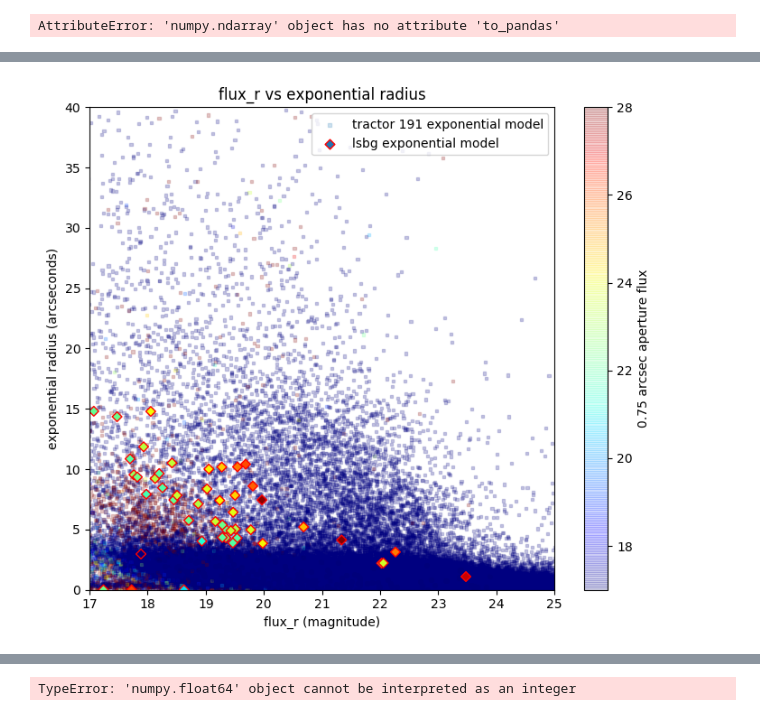
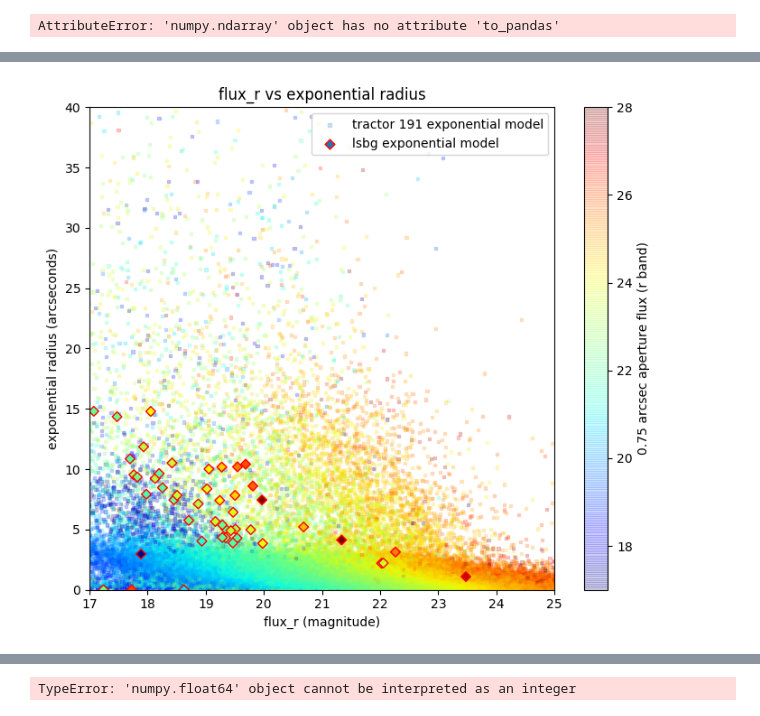
Before and after one commit to tlmakinen/ultra-diffuse-galaxy-JP, a Jupyter notebook: legacy-file-assembly.ipynb, the cells around one changed output, grey strips where cells are left out. Drawn from its saved outputs; the diff is of its cells as text; code cells hidden in the pictures.

Commit message:
got all apertures and pfsize_r data saved in csv

```diff
--- a/legacy-file-assembly.ipynb
+++ b/legacy-file-assembly.ipynb
@@ -160,2 +227,2 @@ ascii.write(t, 'tractor191.csv', format='csv', fast_writer=False)
 # %%
-big_table = Table.read('tractor191.csv')
+big_table = Table.read('tractor191color.csv')
@@ -163,13 +232,31 @@ big_table = Table.read('tractor191.csv')
 # Make cuts to clean up the big table data
 
 keep = (big_table['flux_r']>0.0) & (big_table['flux_r']<1e3)
+keep &= (big_table['flux_g']>0.0) & (big_table['flux_g']<1e3)
+keep &= (big_table['flux_z']>0.0) & (big_table['flux_z']<1e3)
+
 keep &= (big_table['apflux_r']>0.0) & (big_table['apflux_r']<1e3)
+keep &= (big_table['apflux_g']>0.0) & (big_table['apflux_g']<1e3)
+keep &= (big_table['apflux_z']>0.0) & (big_table['apflux_z']<1e3)
+
 keep &= big_table['shapeexp_r']>0
 
 keep &= ~np.isnan(big_table['flux_r'])
 keep &= ~np.isinf(big_table['flux_r'])
+keep &= ~np.isnan(big_table['flux_g'])
+keep &= ~np.isinf(big_table['flux_g'])
+keep &= ~np.isnan(big_table['flux_z'])
+keep &= ~np.isinf(big_table['flux_z'])
+
+
 keep &= ~np.isnan(big_table['apflux_r'])
 keep &= ~np.isinf(big_table['apflux_r'])
+keep &= ~np.isnan(big_table['apflux_g'])
+keep &= ~np.isinf(big_table['apflux_g'])
+keep &= ~np.isnan(big_table['apflux_z'])
+keep &= ~np.isinf(big_table['apflux_z'])
+
+
 keep &= ~np.isnan(big_table['shapeexp_r'])
 keep &= ~np.isinf(big_table['shapeexp_r'])
 
@@ -196,37 +309,39 @@ lsbg_apflux = 22.5 - 2.5*np.log10(lsbg_tab['apflux_r'][:,1])
 
 # create colorbar for aperture fluxes. This is essentially the objects' luminosity profiles
 cbar = 22.5 - 2.5*np.log10(t['apflux_r'])        # use big tractor file for colorbar range
-cbarnorm = cbar / cbar.max()        # normalize colorbar to be able to use cool presets
+cbarlsbg = lsbg_apflux
 
-uplim = 17                         # set upper and lower limits for color bar (+3 std dev)
-lowlim = 28
+#cbarnorm = cbar / cbar.max()        # normalize colorbar to be able to use cool presets
+
+uplim = 28                         # set upper and lower limits for color bar (+3 std dev)
+lowlim = 17
 
 # make cut based on apflux -- indexes where apflux > 20
 #cut_indx = np.argwhere(t['apflux_r']>20)
 
 
 # make scatterplots
-sctrac = ax1.scatter(tractor_flux, t['shapeexp_r'], s=5, c = t['apflux_r'], marker = "s", cmap=plt.cm.jet, alpha=0.2, label = 'tractor 191 exponential model')
+sctrac = ax1.scatter(tractor_flux, t['shapeexp_r'], s=5, c = cbar, marker = "s", cmap=plt.cm.jet, alpha=0.2, label = 'tractor 191 exponential model')
 
-sc = ax1.scatter(flux_mag, lsbg_tab['shapeexp_r'], s=30, c = lsbg_apflux, marker='D', cmap=plt.cm.jet, alpha=1, edgecolors='r', label='lsbg exponential model')
+sc = ax1.scatter(flux_mag, lsbg_tab['shapeexp_r'], s=30, c = cbarlsbg, marker='D', cmap=plt.cm.jet, alpha=1, edgecolors='r', label='lsbg exponential model')
 
 
 
 plt.xlim((17, 25))
 plt.ylim((0, 40))
 plt.title('flux_r vs exponential radius')
 plt.xlabel('flux_r (magnitude)')
 plt.ylabel('exponential radius (arcseconds)')
 
 plt.legend(loc='best')
 plt.tight_layout()
 sctrac.set_clim([lowlim, uplim])
 colorbar = plt.colorbar(sctrac)
 
-colorbar.set_label('0.75 arcsec aperture flux', rotation=90)
+colorbar.set_label('0.75 arcsec aperture flux (r band)', rotation=90)
 
 
 
 plt.show()
 # %% [output]
-[figure, old version]
+[figure, new version]
```
Also changed, not shown: parts of 11 cells of this notebook.
